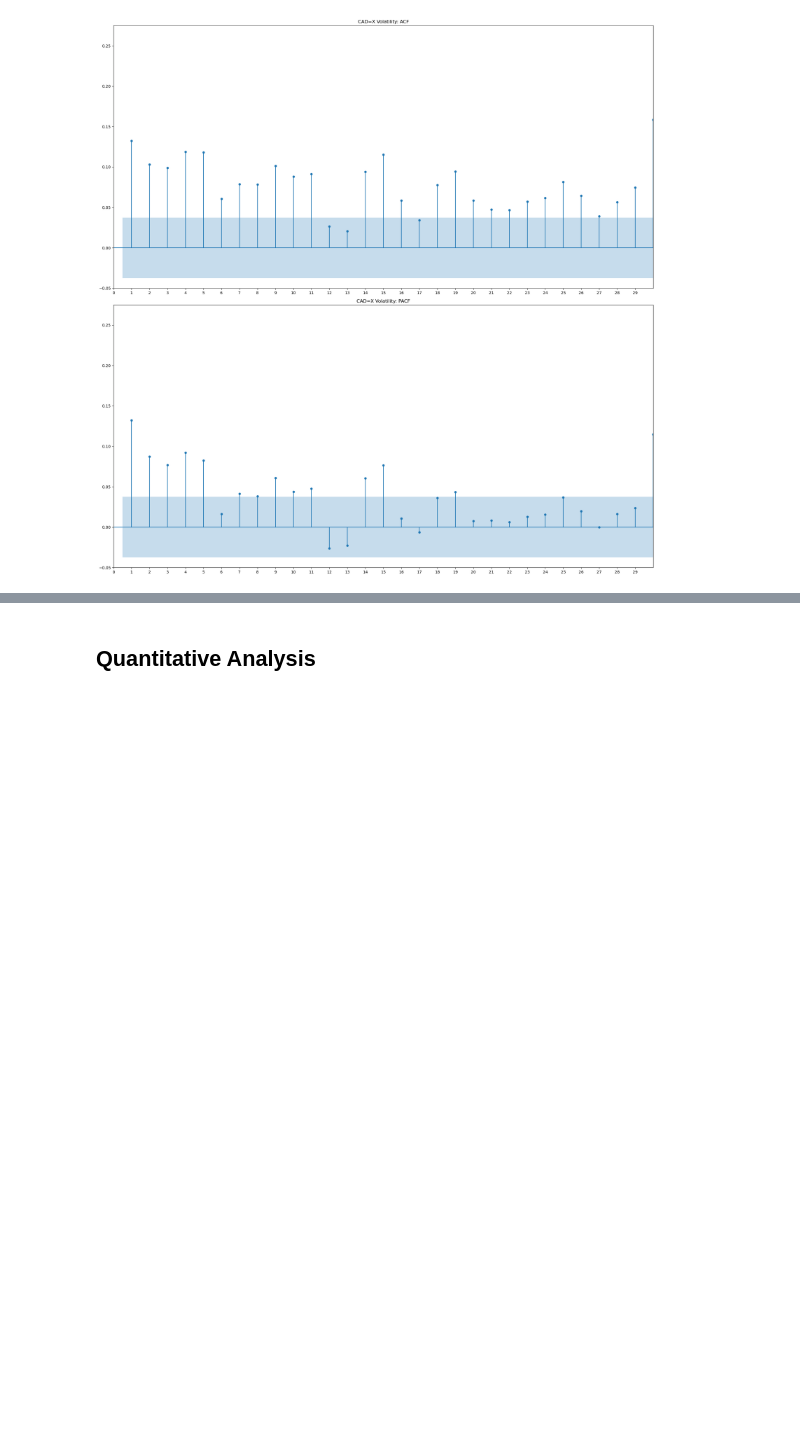
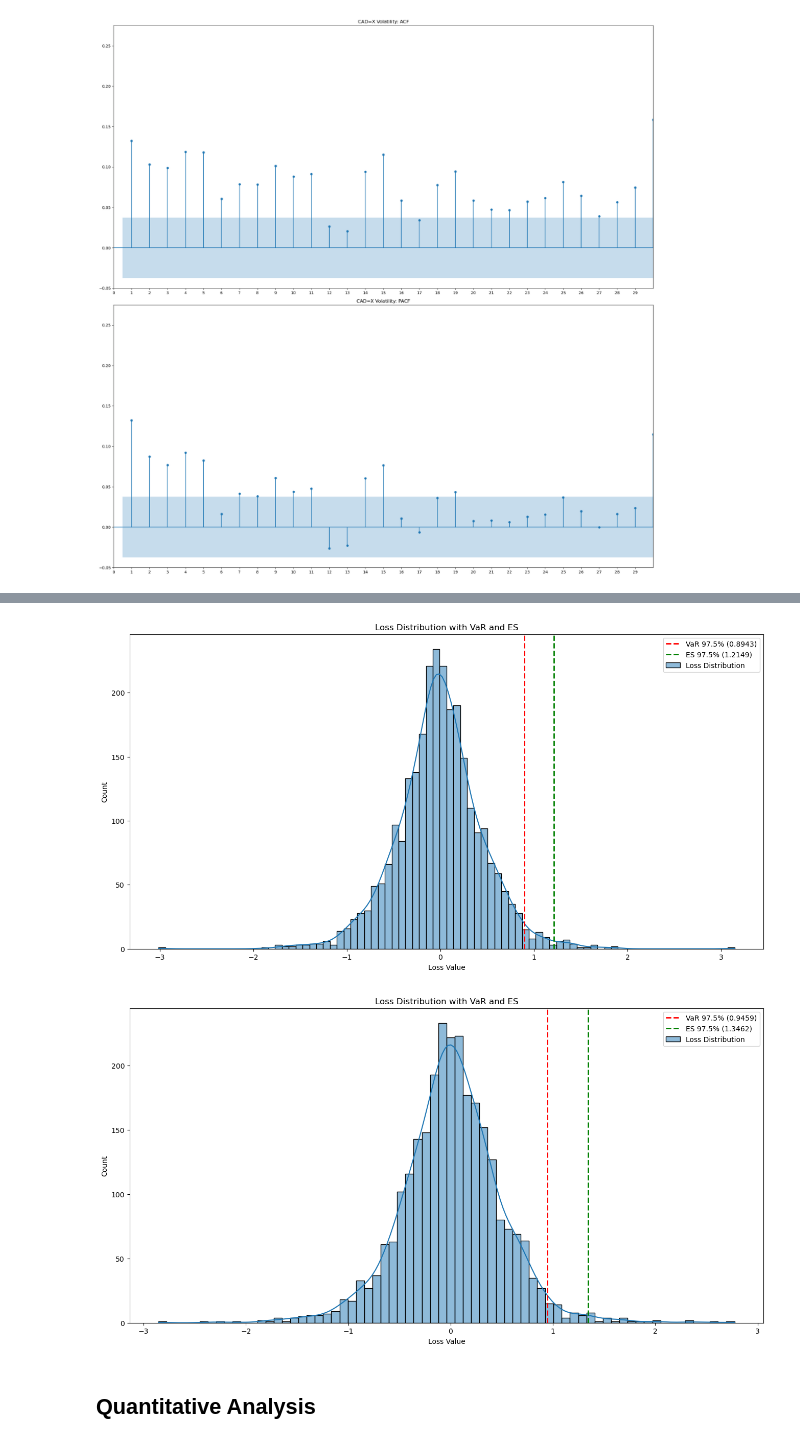
Before and after one commit to AnnastasiaStathakos/financial-time-series-forecasting, a Jupyter notebook: notebooks/01_forex_data_analysis.ipynb, the cells around one changed output, grey strips where cells are left out. Saved outputs shown, nothing was run; the diff lists cells and outputs as text; code cells hidden in the pictures; blank space fills up the shorter version.

```diff
--- a/notebooks/01_forex_data_analysis.ipynb
+++ b/notebooks/01_forex_data_analysis.ipynb
@@ -413,3 +435,30 @@ for ticker in tickers:
+# %%
+confidence = 0.975
+alpha = 1 - confidence
+
+for ticker in tickers:
+    losses = -1*returns[ticker]
+    VaR = np.quantile(losses, confidence)
+    ES = np.mean(losses[losses > VaR])
+
+    plt.figure(figsize=(16,8))
+
+    sns.histplot(losses, bins='auto', kde=True, label='Loss Distribution')
+    plt.axvline(x=VaR, color='red', linestyle='--', linewidth=2, label=f'VaR {confidence*100}% ({VaR:.4f})')
+    plt.axvline(x=ES, color='green', linestyle='--', linewidth=2, label=f'ES {confidence*100}% ({ES:.4f})')
+
+    title = 'Loss Distribution with VaR and ES'
+    plt.title(title)
+    plt.xlabel('Loss Value')
+    plt.legend()
+
+    # save plot
+    # plt.savefig(f"../results/figures/{title}.png", dpi=300, bbox_inches="tight")
+
+    plt.show()
+# %% [output]
+[figure, added]
+[figure, added]
 # %% [markdown]
 ## Quantitative Analysis
 # %%
```
Also changed, not shown: parts of 7 cells of this notebook, 17 other files.
